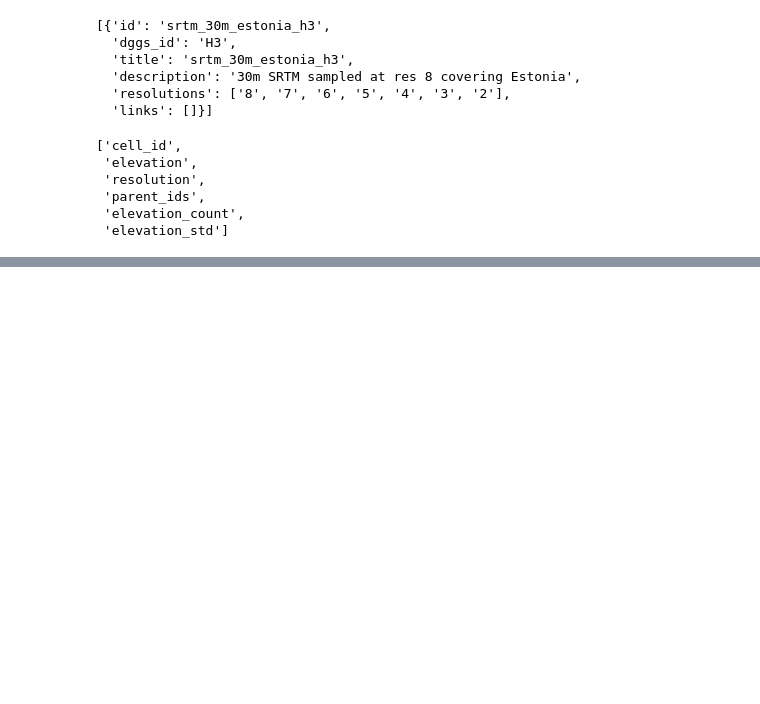
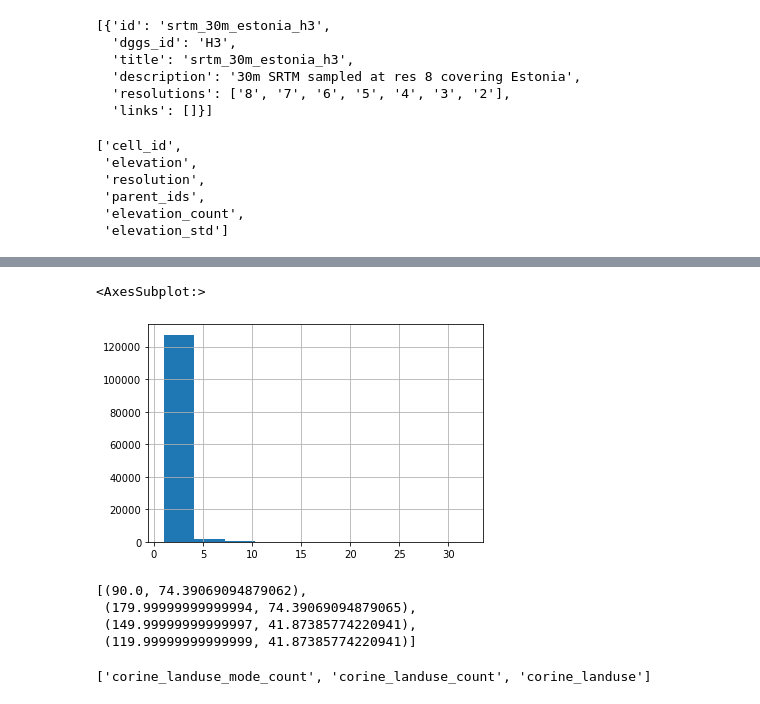
Before and after one commit to allixender/ogcapi-dggs-webdev-python, a Jupyter notebook: misc/db_fill.ipynb, the cells around one changed output, grey strips where cells are left out. Drawn from its saved outputs; the diff is of its cells as text; code cells hidden in the pictures; blank space fills up the shorter version.

Commit message:
basic rhealpix

```diff
--- a/misc/db_fill.ipynb
+++ b/misc/db_fill.ipynb
@@ -277,0 +429,10 @@ ignore_fields=["parent_ids"]
+# %%
+dfr['lat'] = dfr.cell_id.apply(lambda x: h3.h3_to_geo(x)[0])
+dfr['lon'] = dfr.cell_id.apply(lambda x: h3.h3_to_geo(x)[1])
+# %%
+def rhpix_from_geo( p, resolution, rhpix_geoid=None, plane=False):
+    c = rhpix_geoid.cell_from_point(resolution=resolution, p=p, plane=plane)
+    cell_id = "".join([str(x) for x in c.suid])
+    return cell_id
+# %%
+dfr['cell_id'] = dfr.apply(lambda row: rhpix_from_geo( (row['lon'], row['lat']), 8, default_rhpix_geoid, False), axis=1)
@@ -277,0 +466,11 @@ ignore_fields=["parent_ids"]
+# %%
+variable = "corine_landuse"
+
+# smaller_df = df.head(5000).copy()
+
+lulc_code_rhpix = prep_single_var_dggs(data=dfr, base_resolution=8, min_resolution=2, var_name=variable, main_stat='mode', uncert_stats=['count', 'mode_count'], dggs_type="RHEALPIX")
+
+display(lulc_code_rhpix.info())
+display(lulc_code_rhpix.describe())
+
+lulc_code_rhpix.sample(5)
@@ -277,0 +529,5 @@ ignore_fields=["parent_ids"]
+# %%
+lulc_code_rhpix['corine_landuse_mode_count'].hist()
+# %% [output]
+<AxesSubplot:>
+[figure, added]
@@ -277,0 +555,9 @@ ignore_fields=["parent_ids"]
+# %%
+cell = default_rhpix_geoid.cell(['N', 3])
+# cell.vertices(plane=False) == cell.boundary(plane=False)
+cell.vertices(plane=False)
+# %% [output]
+[(90.0, 74.39069094879062),
+ (179.99999999999994, 74.39069094879065),
+ (149.99999999999997, 41.87385774220941),
+ (119.99999999999999, 41.87385774220941)]
@@ -277,0 +596,5 @@ ignore_fields=["parent_ids"]
+# %%
+data_vars = list(set(lulc_code_rhpix.columns) - set(["cell_id", "resolution", "parent_ids"]))
+data_vars
+# %% [output]
+['corine_landuse_mode_count', 'corine_landuse_count', 'corine_landuse']
```
Also changed, not shown: parts of 62 cells of this notebook, 6 other files.
